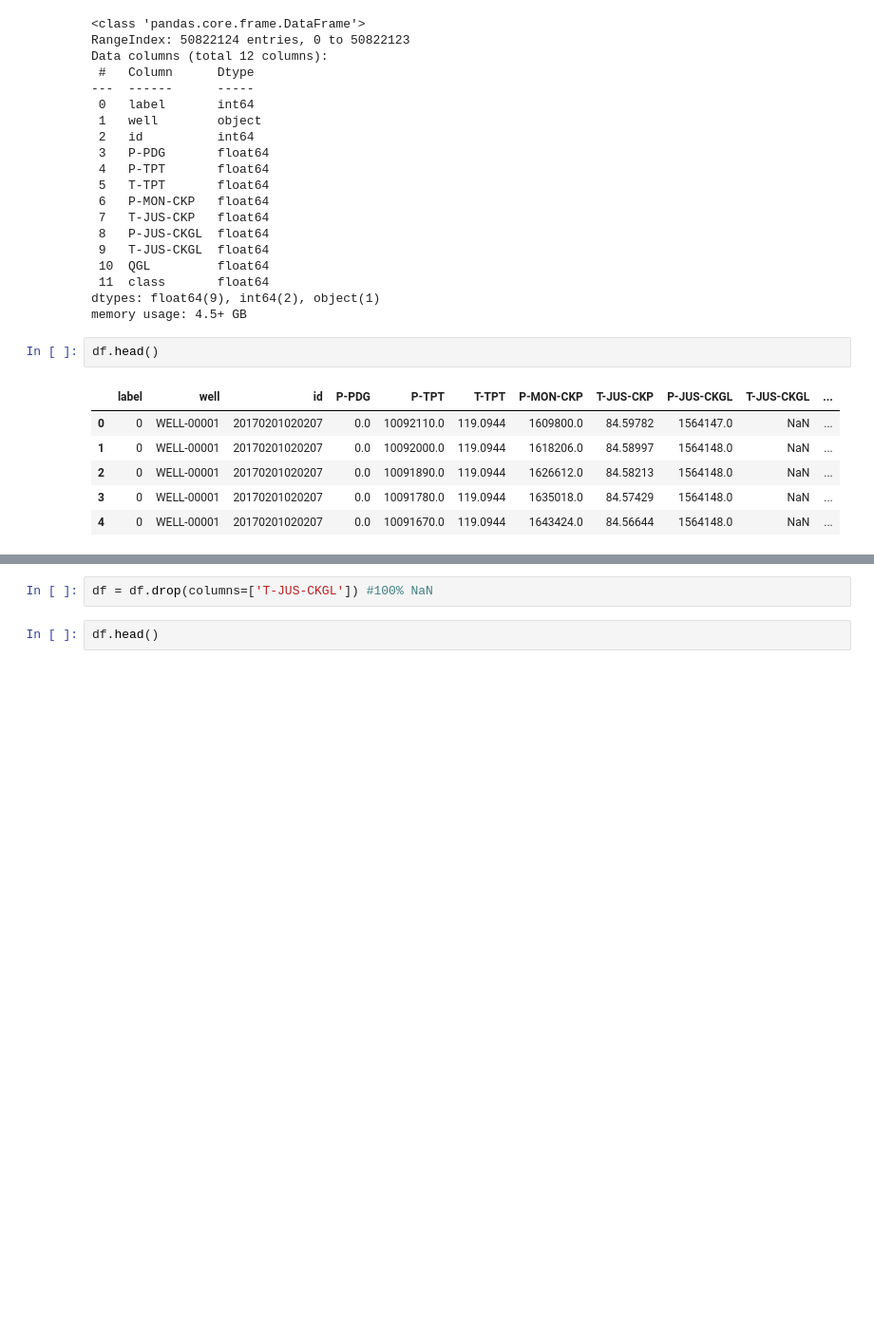
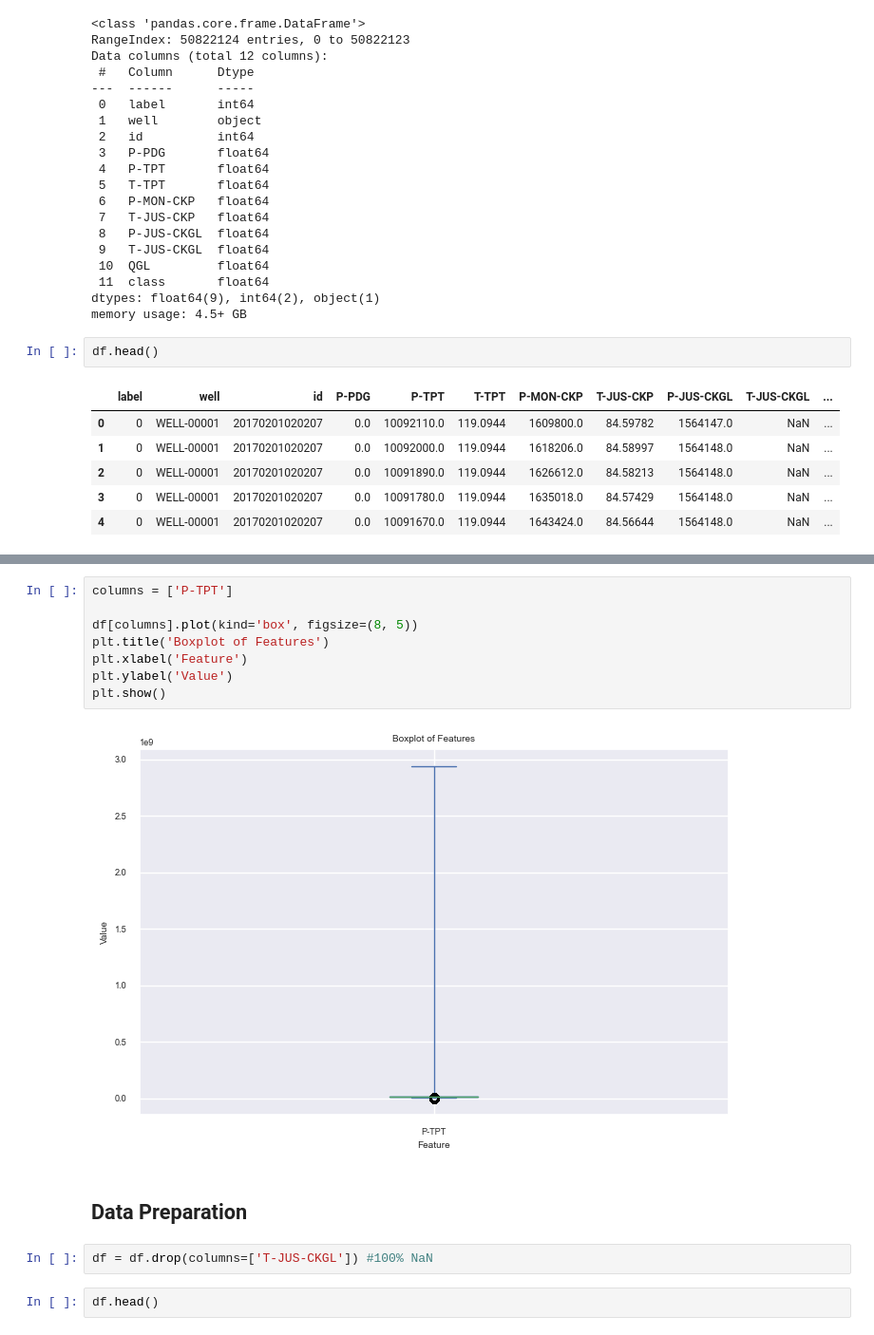
Before and after one commit to RealDyllon/3W-Petrobras, a Jupyter notebook: overviews/_baseline/Explore_dataset.ipynb, the cells around one changed output, grey strips where cells are left out. Shown at 95% size. Drawn from its saved outputs; the diff is of its cells as text; blank space fills up the shorter version.

```diff
--- a/overviews/_baseline/Explore_dataset.ipynb
+++ b/overviews/_baseline/Explore_dataset.ipynb
@@ -232,3 +241,15 @@ plt.show()
+# %%
+columns = ['P-TPT']
+
+df[columns].plot(kind='box', figsize=(8, 5))
+plt.title('Boxplot of Features')
+plt.xlabel('Feature')
+plt.ylabel('Value')
+plt.show()
+# %% [output]
+[figure, added]
+# %% [markdown]
+## Data Preparation
 # %%
 df = df.drop(columns=['T-JUS-CKGL']) #100% NaN
 # %%
```
Also changed, not shown: parts of 31 cells of this notebook, 1 other file.
